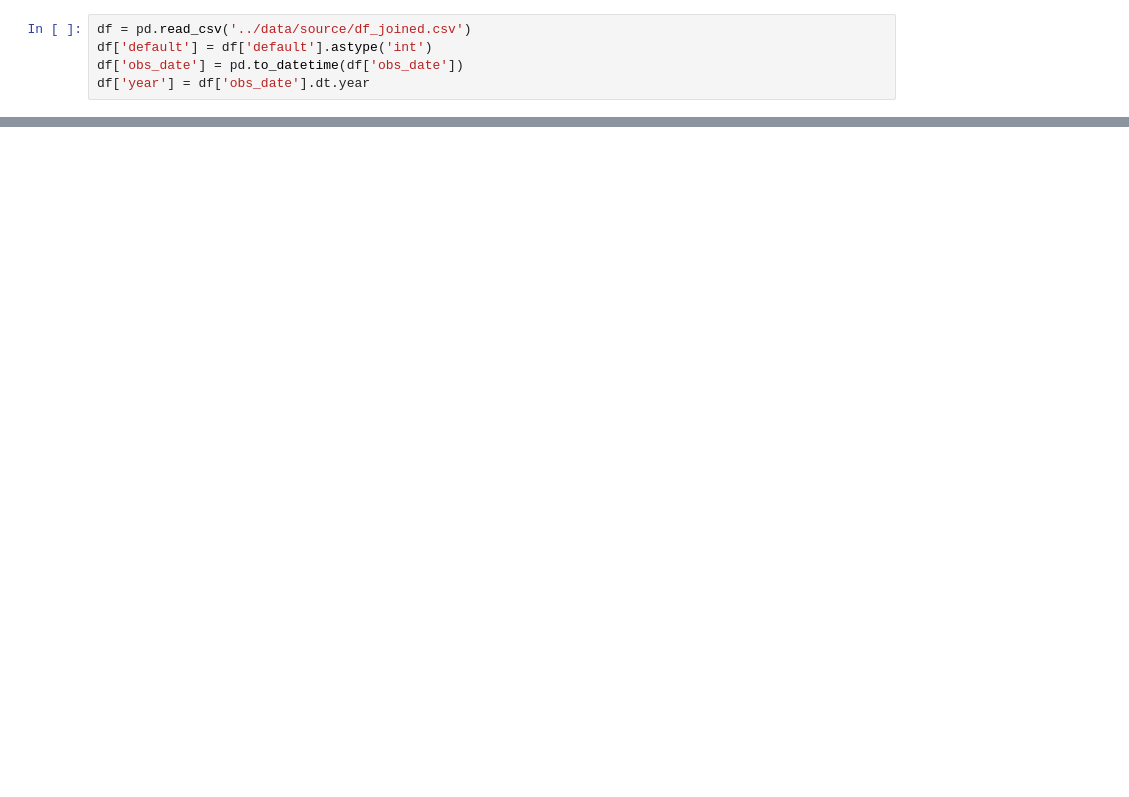
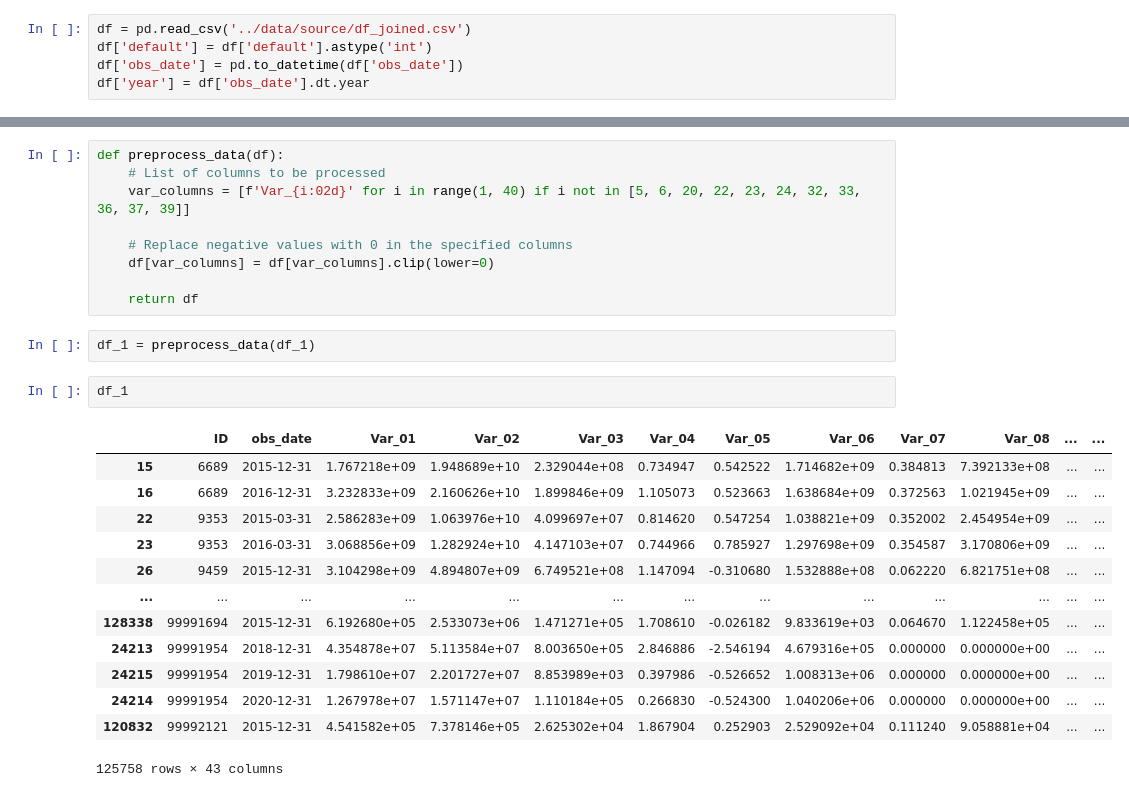
Before and after one commit to melkri/UB_ING_Case, a Jupyter notebook: scripts/2_data_cleaning.ipynb, the cells around one changed output, grey strips where cells are left out. Drawn from its saved outputs; the diff is of its cells as text; blank space fills up the shorter version.

```diff
--- a/scripts/2_data_cleaning.ipynb
+++ b/scripts/2_data_cleaning.ipynb
@@ -66,0 +102,27 @@ Name: new_default, dtype: float64
+# %%
+def preprocess_data(df):
+    # List of columns to be processed
+    var_columns = [f'Var_{i:02d}' for i in range(1, 40) if i not in [5, 6, 20, 22, 23, 24, 32, 33, 36, 37, 39]]
+
+    # Replace negative values with 0 in the specified columns
+    df[var_columns] = df[var_columns].clip(lower=0)
+
+    return df
+# %%
+df_1 = preprocess_data(df_1)
+# %%
+df_1
+# %% [output]
+|  | ID | obs_date | Var_01 | Var_02 | Var_03 | Var_04 | Var_05 | Var_06 | Var_07 | Var_08 | ... | ... |
+| 15 | 6689 | 2015-12-31 | 1.767218e+09 | 1.948689e+10 | 2.329044e+08 | 0.734947 | 0.542522 | 1.714682e+09 | 0.384813 | 7.392133e+08 | ... | ... |
+| 16 | 6689 | 2016-12-31 | 3.232833e+09 | 2.160626e+10 | 1.899846e+09 | 1.105073 | 0.523663 | 1.638684e+09 | 0.372563 | 1.021945e+09 | ... | ... |
+| 22 | 9353 | 2015-03-31 | 2.586283e+09 | 1.063976e+10 | 4.099697e+07 | 0.814620 | 0.547254 | 1.038821e+09 | 0.352002 | 2.454954e+09 | ... | ... |
+| 23 | 9353 | 2016-03-31 | 3.068856e+09 | 1.282924e+10 | 4.147103e+07 | 0.744966 | 0.785927 | 1.297698e+09 | 0.354587 | 3.170806e+09 | ... | ... |
+| 26 | 9459 | 2015-12-31 | 3.104298e+09 | 4.894807e+09 | 6.749521e+08 | 1.147094 | -0.310680 | 1.532888e+08 | 0.062220 | 6.821751e+08 | ... | ... |
+| ... | ... | ... | ... | ... | ... | ... | ... | ... | ... | ... | ... | ... |
+| 128338 | 99991694 | 2015-12-31 | 6.192680e+05 | 2.533073e+06 | 1.471271e+05 | 1.708610 | -0.026182 | 9.833619e+03 | 0.064670 | 1.122458e+05 | ... | ... |
+| 24213 | 99991954 | 2018-12-31 | 4.354878e+07 | 5.113584e+07 | 8.003650e+05 | 2.846886 | -2.546194 | 4.679316e+05 | 0.000000 | 0.000000e+00 | ... | ... |
+| 24215 | 99991954 | 2019-12-31 | 1.798610e+07 | 2.201727e+07 | 8.853989e+03 | 0.397986 | -0.526652 | 1.008313e+06 | 0.000000 | 0.000000e+00 | ... | ... |
+| 24214 | 99991954 | 2020-12-31 | 1.267978e+07 | 1.571147e+07 | 1.110184e+05 | 0.266830 | -0.524300 | 1.040206e+06 | 0.000000 | 0.000000e+00 | ... | ... |
+| 120832 | 99992121 | 2015-12-31 | 4.541582e+05 | 7.378146e+05 | 2.625302e+04 | 1.867904 | 0.252903 | 2.529092e+04 | 0.111240 | 9.058881e+04 | ... | ... |
+125758 rows × 43 columns
```
Also changed, not shown: parts of 26 cells of this notebook.
